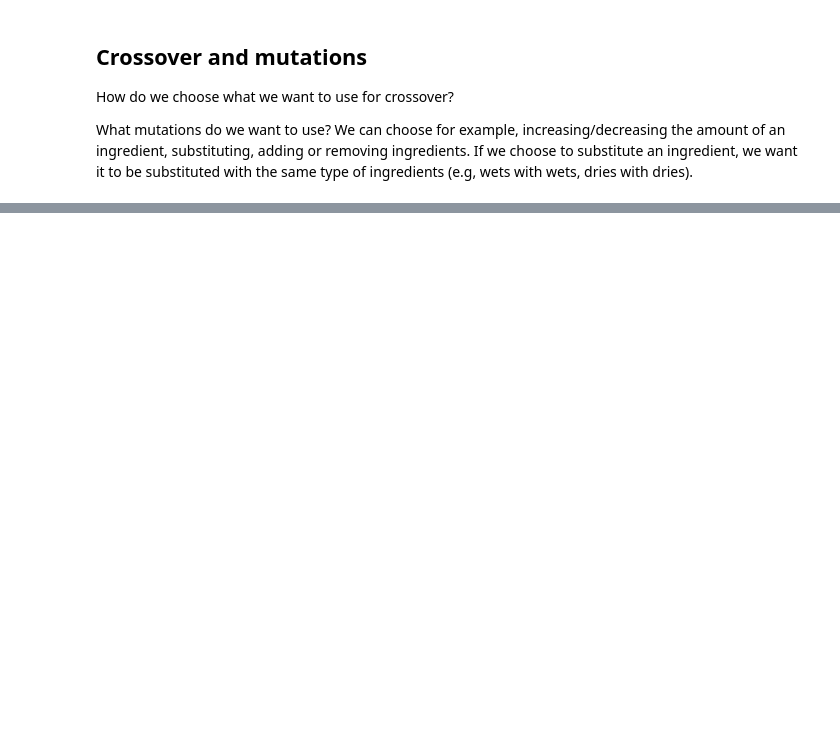
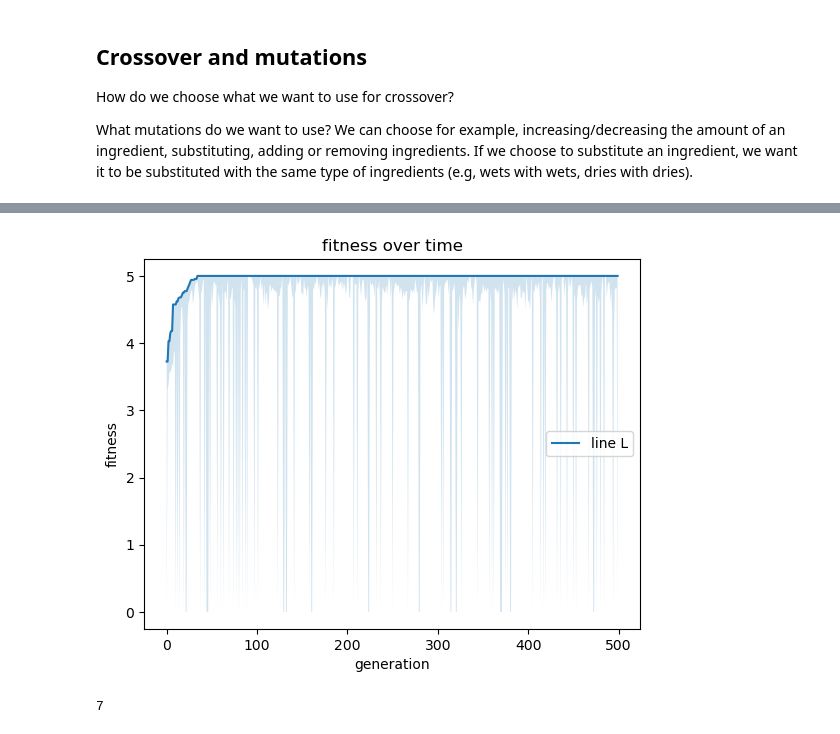
Before and after one commit to Linthevanrooij/Computational_creativity, a Jupyter notebook: Bitwise Bakeoff/2 main.ipynb, the cells around one changed output, grey strips where cells are left out. Drawn from its saved outputs; the diff is of its cells as text; code cells hidden in the pictures; blank space fills up the shorter version.

Commit message:
updates fitness function

```diff
--- a/Bitwise Bakeoff/2 main.ipynb
+++ b/Bitwise Bakeoff/2 main.ipynb
@@ -214,0 +349,12 @@ def normalise_recipe(r):
+# %%
+def generate_recipes(size, population):
+  R = []
+  while len(R) < size:
+    r1 = select_recipe(population)
+    r2 = select_recipe(population)
+    r = crossover_recipes(r1, r2)
+    mutate_recipe(r)
+    normalise_recipe(r)
+    R.append(r)
+  evaluate_recipes(R)
+  return R
@@ -214,0 +365,38 @@ def normalise_recipe(r):
+# %%
+def select_population(P, R):
+  R = sorted(R, reverse = True, key = lambda r: r['fitness'])
+  P = P[0:len(P)//2] + R[0:len(R)//2]
+  P = sorted(P, reverse = True, key = lambda r: r['fitness'])
+  return P
+# %%
+population = random.choices(recipes, k=population_size)
+evaluate_recipes(population)
+population = sorted(population, reverse = True, key = lambda r: r['fitness'])
+
+max_fitnesses = []
+min_fitnesses = []
+for i in range(500):
+  # print("cycle", i)
+  R = generate_recipes(population_size, population)
+  population = select_population(population, R)
+  max_fitnesses.append(population[0]['fitness'])
+  min_fitnesses.append(population[-1]['fitness'])
+# %%
+import matplotlib.pyplot as plt
+
+x  = range(500)
+plt.plot(x, max_fitnesses, label="line L")
+plt.fill_between(x, min_fitnesses, max_fitnesses, alpha=0.2)
+plt.plot()
+
+plt.xlabel("generation")
+plt.ylabel("fitness")
+plt.title("fitness over time")
+plt.legend()
+plt.show()
+# %% [output]
+[figure, added]
+# %%
+len(population[0]['ingredients'])
+# %% [output]
+7
```
Also changed, not shown: parts of 19 cells of this notebook, 2 other files.
